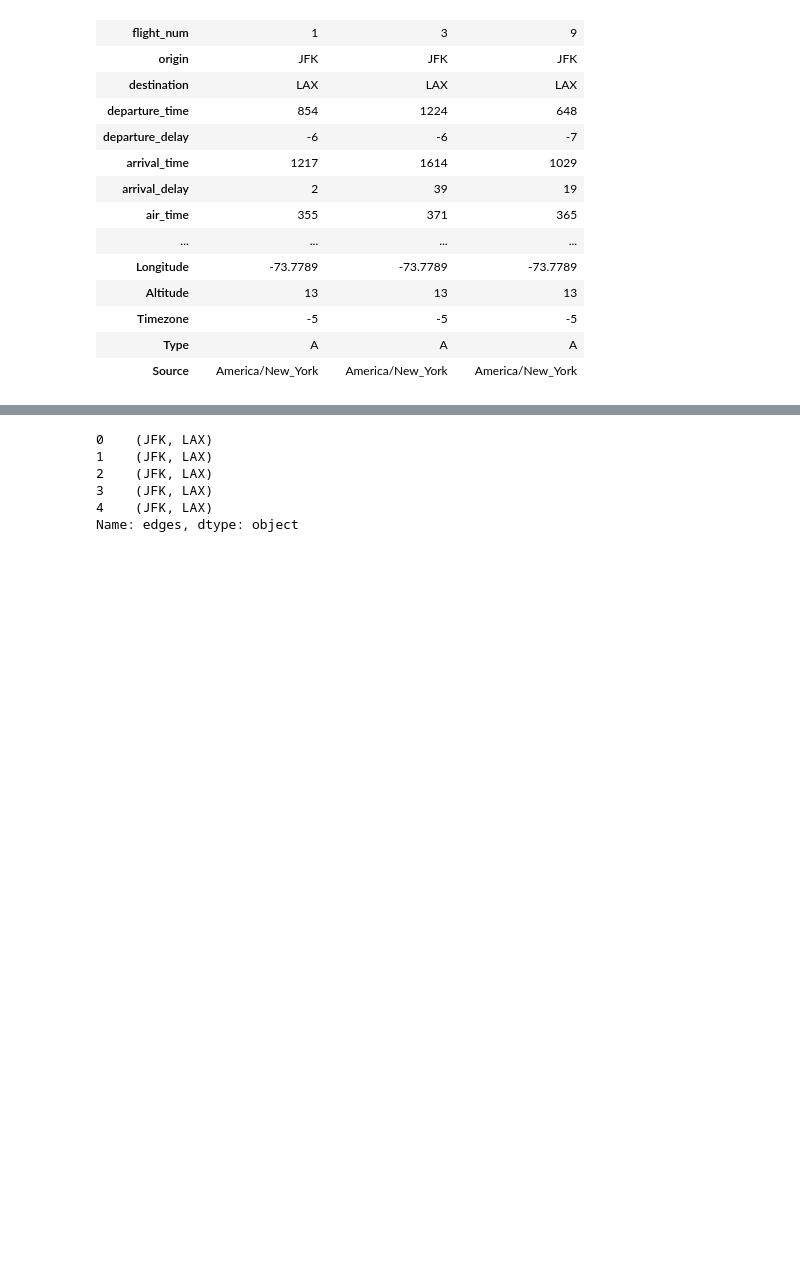
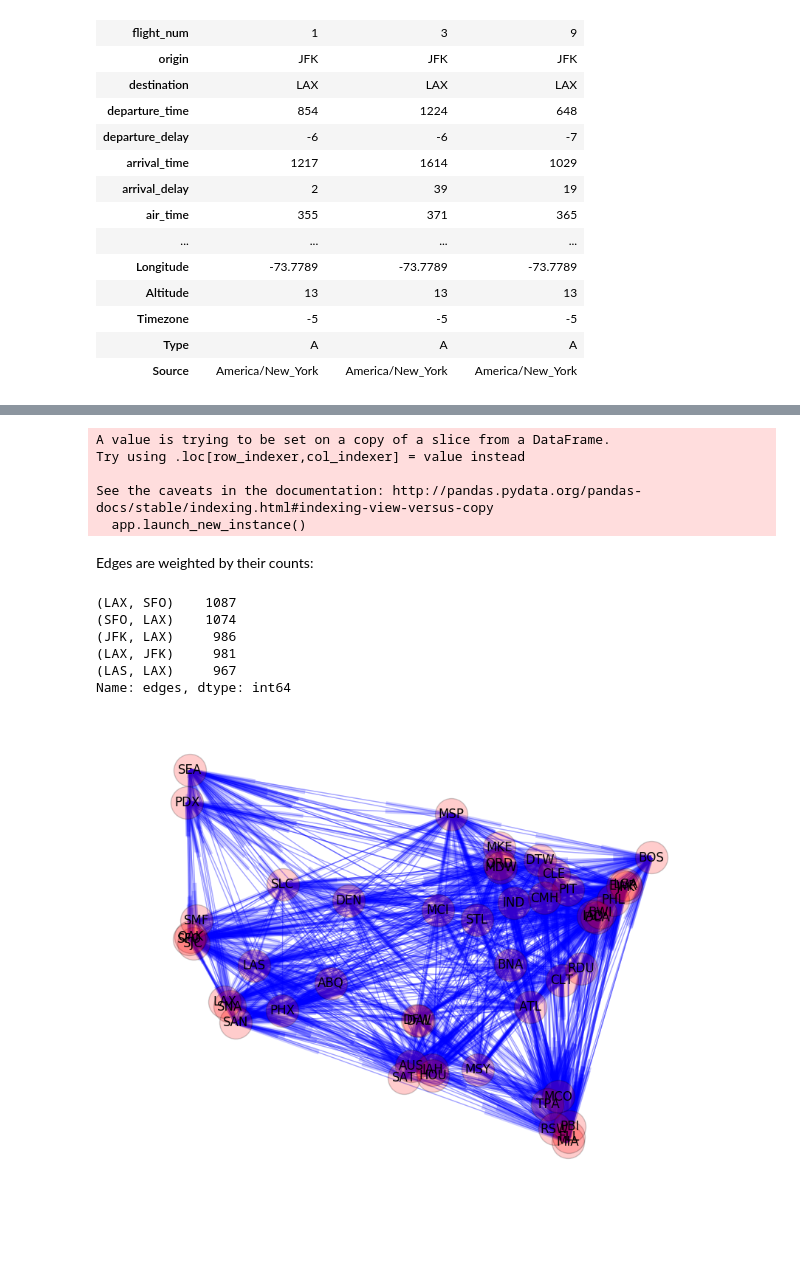
Before and after one commit to jhalverson/data_science, a Jupyter notebook: network_analysis/US_flight_network.ipynb, the cells around one changed output, grey strips where cells are left out. Saved outputs shown, nothing was run; the diff lists cells and outputs as text; code cells hidden in the pictures; blank space fills up the shorter version.

```diff
--- a/network_analysis/US_flight_network.ipynb
+++ b/network_analysis/US_flight_network.ipynb
@@ -116,13 +196,32 @@ df.head(3).transpose()
 # %%
 def f(x):
     return (x['origin'], x['destination'])
-df['edges'] = df[['origin', 'destination']].apply(f, axis=1)
+df50['edges'] = df50[['origin', 'destination']].apply(f, axis=1)
+# %% [output]
+A value is trying to be set on a copy of a slice from a DataFrame.
+Try using .loc[row_indexer,col_indexer] = value instead
+
+See the caveats in the documentation: http://pandas.pydata.org/pandas-docs/stable/indexing.html#indexing-view-versus-copy
+  app.launch_new_instance()
-# %%
-df.edges[:5]
-# %% [output]
-0    (JFK, LAX)
-1    (JFK, LAX)
-2    (JFK, LAX)
-3    (JFK, LAX)
-4    (JFK, LAX)
-Name: edges, dtype: object
+# %% [markdown]
+Edges are weighted by their counts:
+# %%
+edge_counts = df50.edges.value_counts()
+edge_counts[:5]
+# %% [output]
+(LAX, SFO)    1087
+(SFO, LAX)    1074
+(JFK, LAX)     986
+(LAX, JFK)     981
+(LAS, LAX)     967
+Name: edges, dtype: int64
+# %%
+edges = []
+for codes, count in zip(edge_counts.index, edge_counts.values):
+    edges.append((codes[0], codes[1], count))
+# %%
+H.add_weighted_edges_from(edges)
+fig, ax = plt.subplots(figsize=(11, 9))
+nx.draw(H, pos, node_size=1000, edge_color='b', alpha=0.2, font_size=12, with_labels=True)
+# %% [output]
+[figure, added]
```
Also changed, not shown: parts of 40 cells of this notebook.
